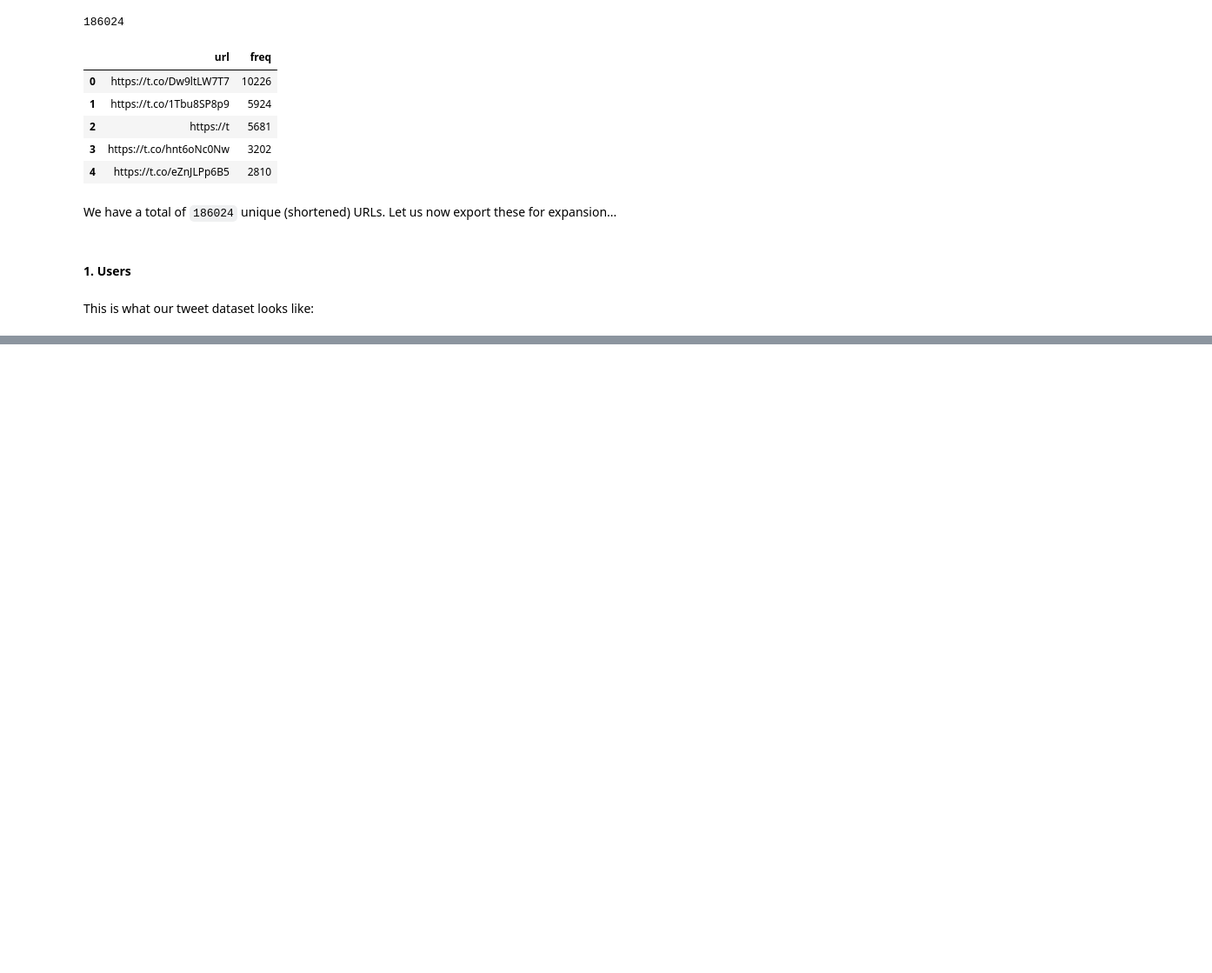
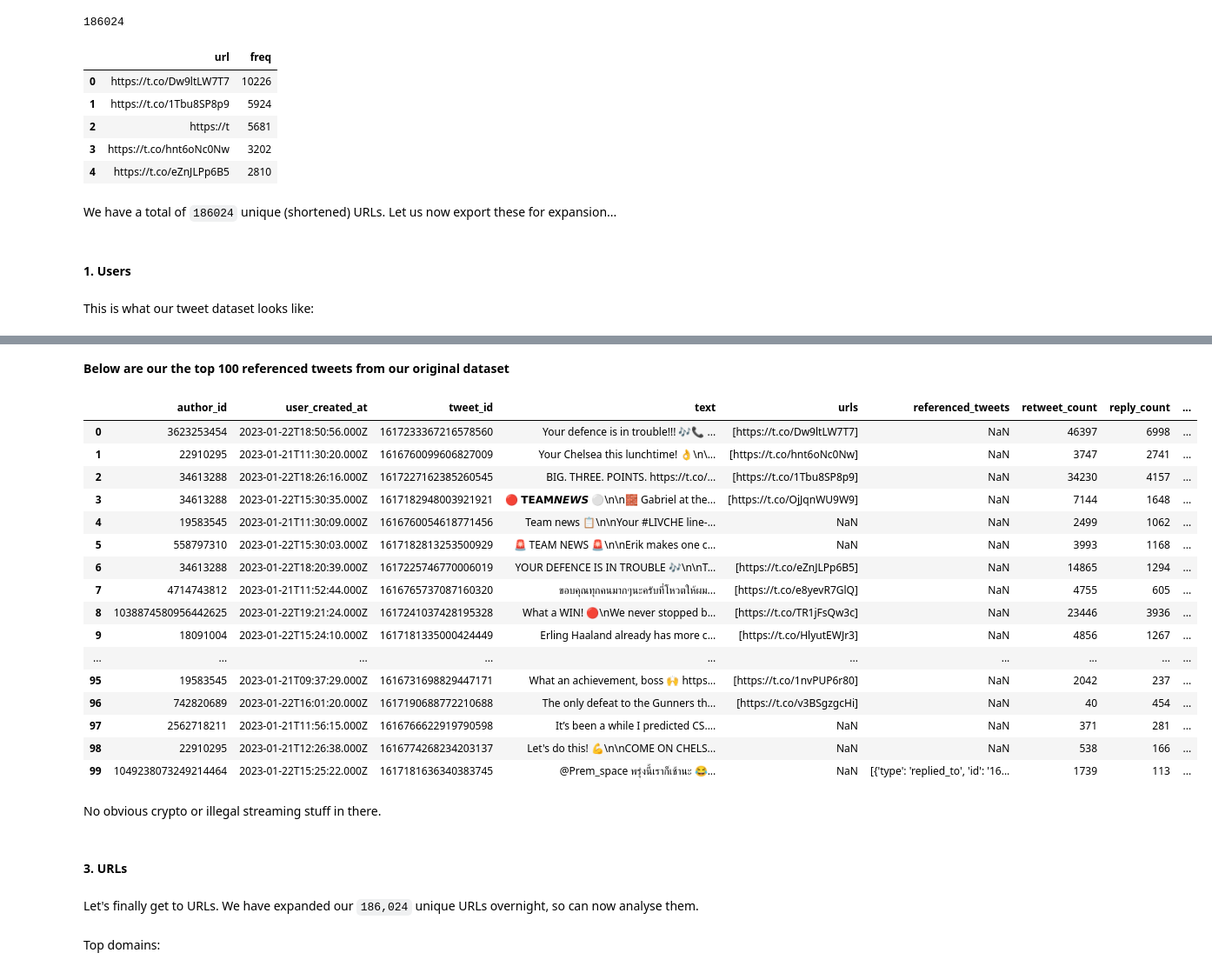
Before and after one commit to CorridorLabs/world_cup_misinfo_tracking, a Jupyter notebook: analysis/05_epl_tweet_analysis.ipynb, the cells around one changed output, grey strips where cells are left out. Shown at 87% size. Saved outputs shown, nothing was run; the diff lists cells and outputs as text; code cells hidden in the pictures; blank space fills up the shorter version.

```diff
--- a/analysis/05_epl_tweet_analysis.ipynb
+++ b/analysis/05_epl_tweet_analysis.ipynb
@@ -153,0 +297,58 @@ all_users_df = all_tweets_df.groupby('author_id').count()[['text']].reset_index(
+# %%
+TOP_REFERENCED_TWEETS_JSON = EXPORT_PATH+'top_epl_referenced_tweets.json'
+# %%
+referenced_tweets = []
+ref_tweets_all_urls = []
+
+with open(TOP_REFERENCED_TWEETS_JSON, 'r') as infile:
+    for line in infile:
+
+        # tweets
+        tmp = json.loads(line)
+        if 'domains' in tmp.keys():
+            del tmp['domains']
+        if 'entities' in tmp.keys():
+            del tmp['entities']
+        referenced_tweets.append(tmp)
+
+        # urls
+        if 'urls' in tmp.keys():
+            for item in tmp['urls']:
+                ref_tweets_all_urls.append({'url' : item, 'timestamp' : tmp['created_at']})
+# %%
+referenced_tweets_df = pd.DataFrame(referenced_tweets)
+# %%
+referenced_tweets_df = referenced_tweets_df.rename(columns={'id' : 'tweet_id'})
+referenced_tweets_df = pd.concat([referenced_tweets_df.drop(['public_metrics'], axis=1), referenced_tweets_df['public_metrics'].apply(pd.Series)], axis=1)
+referenced_tweets_df = pd.concat([referenced_tweets_df.drop(['user'], axis=1), referenced_tweets_df['user'].apply(pd.Series)], axis=1)
+referenced_tweets_df = referenced_tweets_df.rename(columns={'id' : 'user_id'})
+referenced_tweets_df = pd.concat([referenced_tweets_df.drop(['public_metrics'], axis=1), referenced_tweets_df['public_metrics'].apply(pd.Series)], axis=1)
+referenced_tweets_df = referenced_tweets_df.rename(columns = {referenced_tweets_df.columns[1] : 'tweet_created_at', referenced_tweets_df.columns[11] : 'user_created_at'})
+# %% [markdown]
+**Below are our the top 100 referenced tweets from our original dataset**
+# %%
+referenced_tweets_df[:100]
+# %% [output]
+|  | author_id | user_created_at | tweet_id | text | urls | referenced_tweets | retweet_count | reply_count | ... |
+| 0 | 3623253454 | 2023-01-22T18:50:56.000Z | 1617233367216578560 | Your defence is in trouble!!! 🎶📞 ... | [https://t.co/Dw9ltLW7T7] | NaN | 46397 | 6998 | ... |
+| 1 | 22910295 | 2023-01-21T11:30:20.000Z | 1616760099606827009 | Your Chelsea this lunchtime! 👌\n\... | [https://t.co/hnt6oNc0Nw] | NaN | 3747 | 2741 | ... |
+| 2 | 34613288 | 2023-01-22T18:26:16.000Z | 1617227162385260545 | BIG. THREE. POINTS. https://t.co/... | [https://t.co/1Tbu8SP8p9] | NaN | 34230 | 4157 | ... |
+| 3 | 34613288 | 2023-01-22T15:30:35.000Z | 1617182948003921921 | 🔴 𝗧𝗘𝗔𝗠𝙉𝙀𝙒𝙎 ⚪️\n\n🧱 Gabriel at the... | [https://t.co/OjJqnWU9W9] | NaN | 7144 | 1648 | ... |
+| 4 | 19583545 | 2023-01-21T11:30:09.000Z | 1616760054618771456 | Team news 📋\n\nYour #LIVCHE line-... | NaN | NaN | 2499 | 1062 | ... |
+| 5 | 558797310 | 2023-01-22T15:30:03.000Z | 1617182813253500929 | 🚨 TEAM NEWS 🚨\n\nErik makes one c... | NaN | NaN | 3993 | 1168 | ... |
+| 6 | 34613288 | 2023-01-22T18:20:39.000Z | 1617225746770006019 | YOUR DEFENCE IS IN TROUBLE 🎶\n\nT... | [https://t.co/eZnJLPp6B5] | NaN | 14865 | 1294 | ... |
+| 7 | 4714743812 | 2023-01-21T11:52:44.000Z | 1616765737087160320 | ขอบคุณทุกคนมากๆนะครับที่โหวตให้ผม... | [https://t.co/e8yevR7GlQ] | NaN | 4755 | 605 | ... |
+| 8 | 1038874580956442625 | 2023-01-22T19:21:24.000Z | 1617241037428195328 | What a WIN! 🔴\nWe never stopped b... | [https://t.co/TR1jFsQw3c] | NaN | 23446 | 3936 | ... |
+| 9 | 18091004 | 2023-01-22T15:24:10.000Z | 1617181335000424449 | Erling Haaland already has more c... | [https://t.co/HlyutEWJr3] | NaN | 4856 | 1267 | ... |
+| ... | ... | ... | ... | ... | ... | ... | ... | ... | ... |
+| 95 | 19583545 | 2023-01-21T09:37:29.000Z | 1616731698829447171 | What an achievement, boss 🙌 https... | [https://t.co/1nvPUP6r80] | NaN | 2042 | 237 | ... |
+| 96 | 742820689 | 2023-01-22T16:01:20.000Z | 1617190688772210688 | The only defeat to the Gunners th... | [https://t.co/v3BSgzgcHi] | NaN | 40 | 454 | ... |
+| 97 | 2562718211 | 2023-01-21T11:56:15.000Z | 1616766622919790598 | It’s been a while I predicted CS.... | NaN | NaN | 371 | 281 | ... |
+| 98 | 22910295 | 2023-01-21T12:26:38.000Z | 1616774268234203137 | Let's do this! 💪\n\nCOME ON CHELS... | NaN | NaN | 538 | 166 | ... |
+| 99 | 1049238073249214464 | 2023-01-22T15:25:22.000Z | 1617181636340383745 | @Prem_space พรุ่งนี้เราก็เช้านะ 😂... | NaN | [{'type': 'replied_to', 'id': '16... | 1739 | 113 | ... |
+# %% [markdown]
+No obvious crypto or illegal streaming stuff in there.
+# %% [markdown]
+#### 3. URLs
+# %% [markdown]
+Let's finally get to URLs. We have expanded our `186,024` unique URLs overnight, so can now analyse them.
@@ -153,0 +360,2 @@ all_users_df = all_tweets_df.groupby('author_id').count()[['text']].reset_index(
+# %% [markdown]
+Top domains:
```
Also changed, not shown: parts of 57 cells of this notebook.
